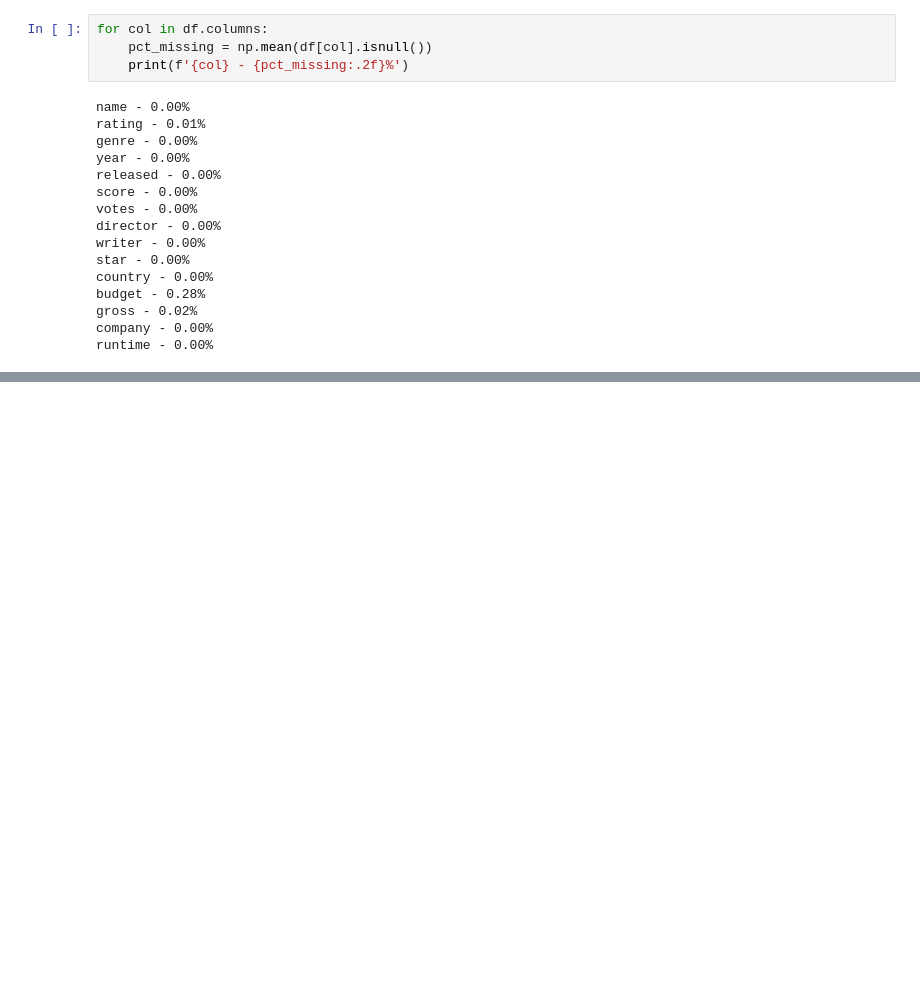
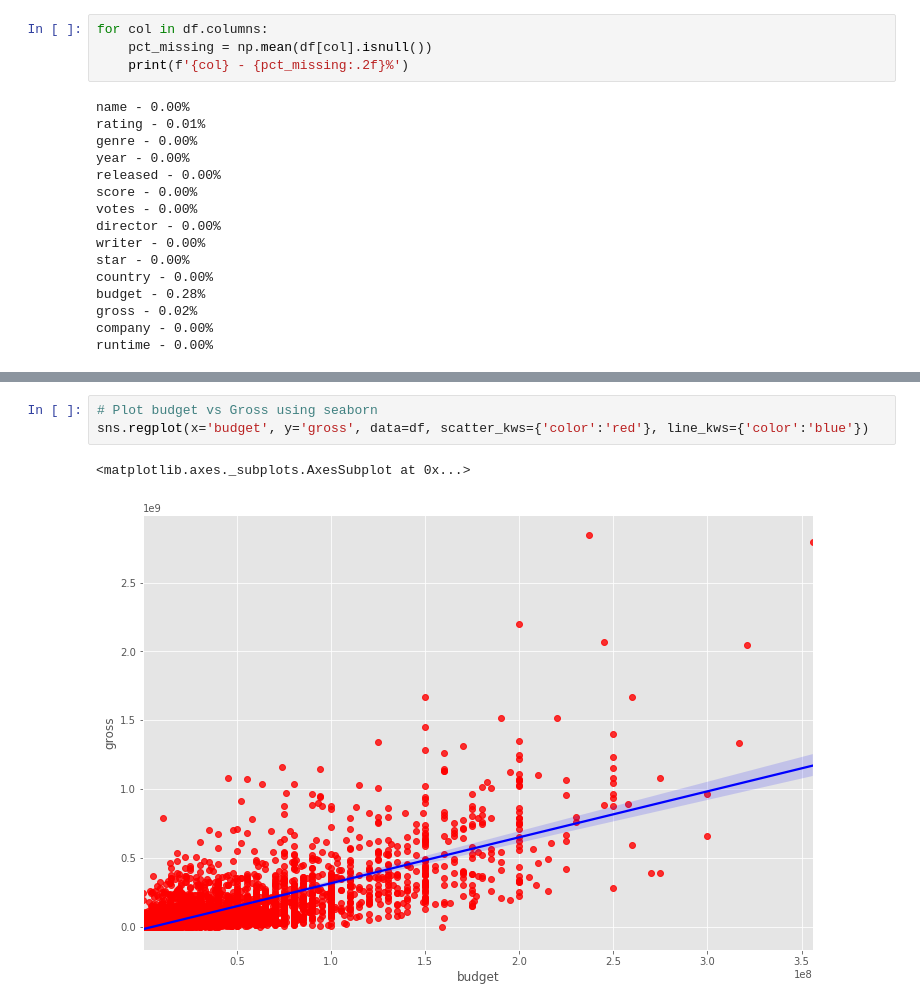
Before and after one commit to enochgeorge9x9/Data_Correlation_in_Python, a Jupyter notebook: Movies Correlation Analysis.ipynb, the cells around one changed output, grey strips where cells are left out. Cells and saved outputs as stored; diff of their text form; blank space fills up the shorter version.

```diff
--- a/Movies Correlation Analysis.ipynb
+++ b/Movies Correlation Analysis.ipynb
@@ -103,0 +231,6 @@ ValueError: Cannot convert non-finite values (NA or inf) to integer
+# %%
+# Plot budget vs Gross using seaborn
+sns.regplot(x='budget', y='gross', data=df, scatter_kws={'color':'red'}, line_kws={'color':'blue'})
+# %% [output]
+<matplotlib.axes._subplots.AxesSubplot at 0x...>
+[figure, added]
```
Also changed, not shown: parts of 25 cells of this notebook.
